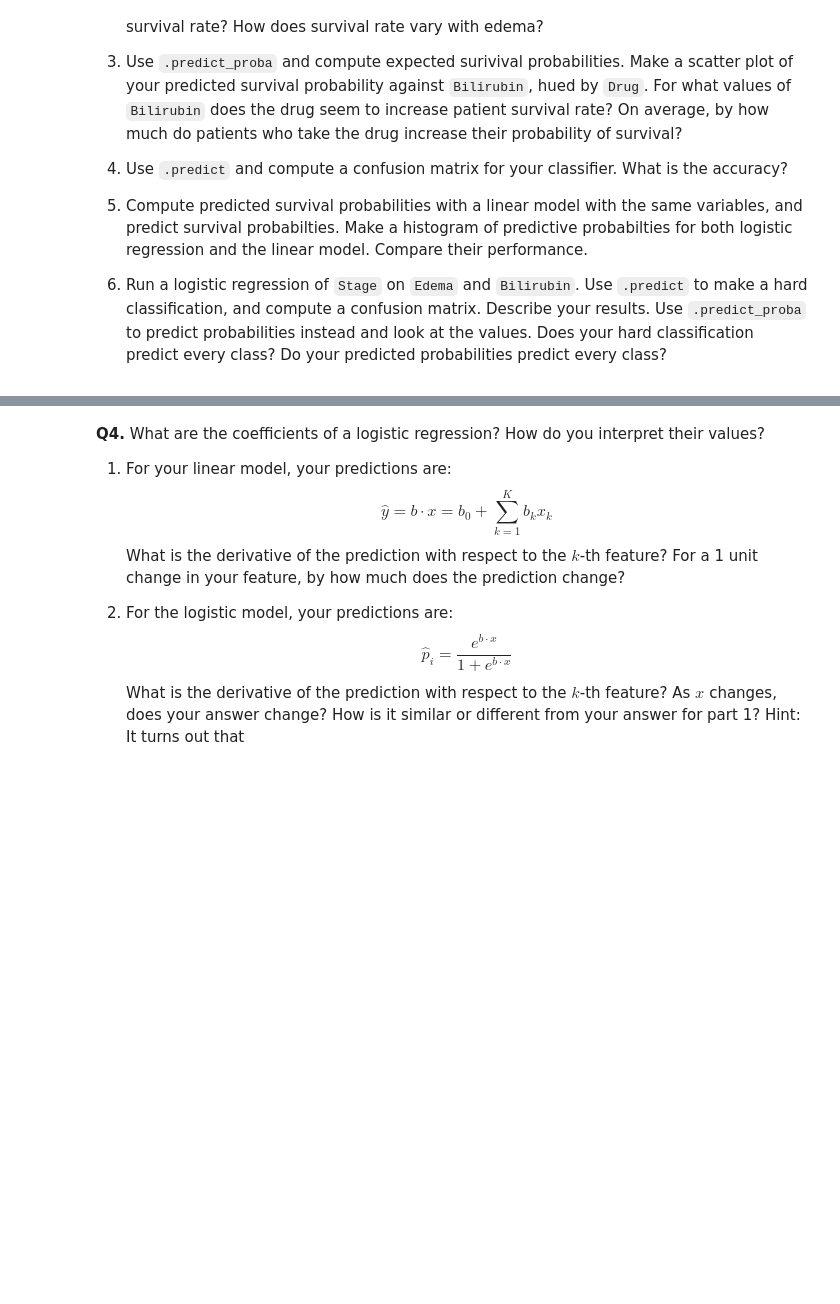
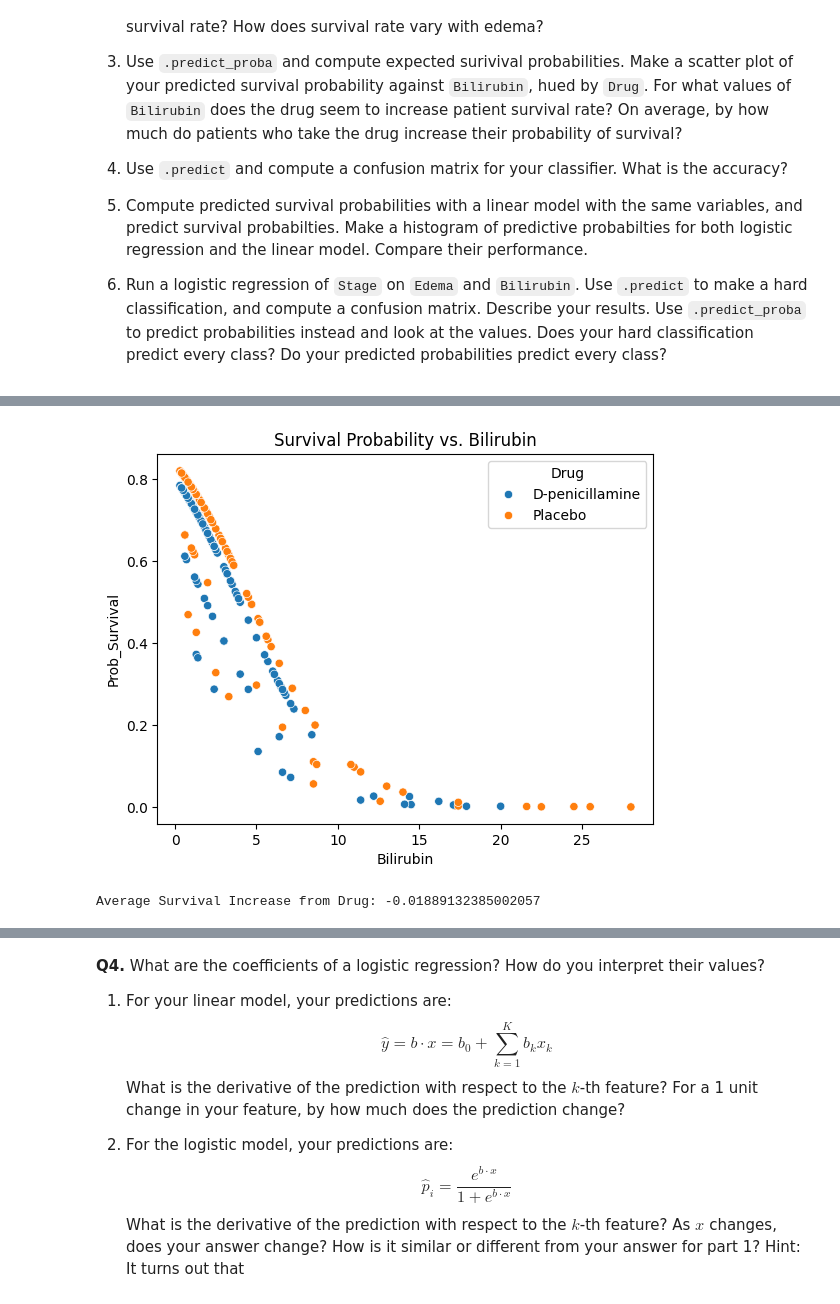
Before and after one commit to liamscanlon5/undergrad_ml_assignments, a Jupyter notebook: 05_assignment_glm.ipynb, the cells around one changed output, grey strips where cells are left out. Cells and saved outputs as stored; diff of their text form; code cells hidden in the pictures; blank space fills up the shorter version.

```diff
--- a/05_assignment_glm.ipynb
+++ b/05_assignment_glm.ipynb
@@ -79,3 +219,25 @@ The relevant data are:
 5. Compute predicted survival probabilities with a linear model with the same variables, and predict survival probabilties. Make a histogram of predictive probabilties for both logistic regression and the linear model. Compare their performance.
 
 6. Run a logistic regression of `Stage` on `Edema` and `Bilirubin`. Use `.predict` to make a hard classification, and compute a confusion matrix. Describe your results. Use `.predict_proba` to predict probabilities instead and look at the values. Does your hard classification predict every class? Do your predicted probabilities predict every class?
+# %%
+# Q3.1
+
+# Load data
+df = pd.read_csv('data/cirrhosis.csv')
+
+# Select relevant variables
+cols = ['Status', 'Edema', 'Drug', 'Bilirubin', 'Stage']
+df = df[cols]
+
+# Dropping rows with any NaNs to maintain consistency
+df = df.dropna()
+
+# Create binary target for Parts 2-5: 1 = Alive (C or CL), 0 = Dead (D)
+df['Survival'] = df['Status'].apply(lambda x: 1 if x in ['C', 'CL'] else 0)
+
+# Encode categorical variables
+# Drug: 1 for D-penicillamine, 0 for Placebo
+df['Drug_Encoded'] = df['Drug'].map({'D-penicillamine': 1, 'Placebo': 0})
+
+# Edema: Mapping N=0 (none), S=0.5 (resolvable), Y=1 (despite diuretics)
+df['Edema_Encoded'] = df['Edema'].map({'N': 0, 'S': 0.5, 'Y': 1})
@@ -81,0 +253,8 @@ The relevant data are:
+# %%
+# Q3.2
+
+X = df[['Edema_Encoded', 'Drug_Encoded', 'Bilirubin']]
+y = df['Survival']
+
+model = LogisticRegression().fit(X, y)
+print(pd.DataFrame({'Variable': X.columns, 'Coeff': model.coef_[0]}))
@@ -81,0 +272,18 @@ The relevant data are:
+# %%
+# Q3.3
+
+# Compute probabilities
+df['Prob_Survival'] = model.predict_proba(X)[:, 1]
+
+# Scatter plot
+sns.scatterplot(data=df, x='Bilirubin', y='Prob_Survival', hue='Drug')
+plt.title('Survival Probability vs. Bilirubin')
+plt.show()
+
+# Calculate drug impact
+avg_survival_drug = df[df['Drug_Encoded'] == 1]['Prob_Survival'].mean()
+avg_survival_placebo = df[df['Drug_Encoded'] == 0]['Prob_Survival'].mean()
+print(f"Average Survival Increase from Drug: {avg_survival_drug - avg_survival_placebo}")
+# %% [output]
+[figure, added]
+Average Survival Increase from Drug: -0.01889132385002057
```
Also changed, not shown: parts of 26 cells of this notebook.
